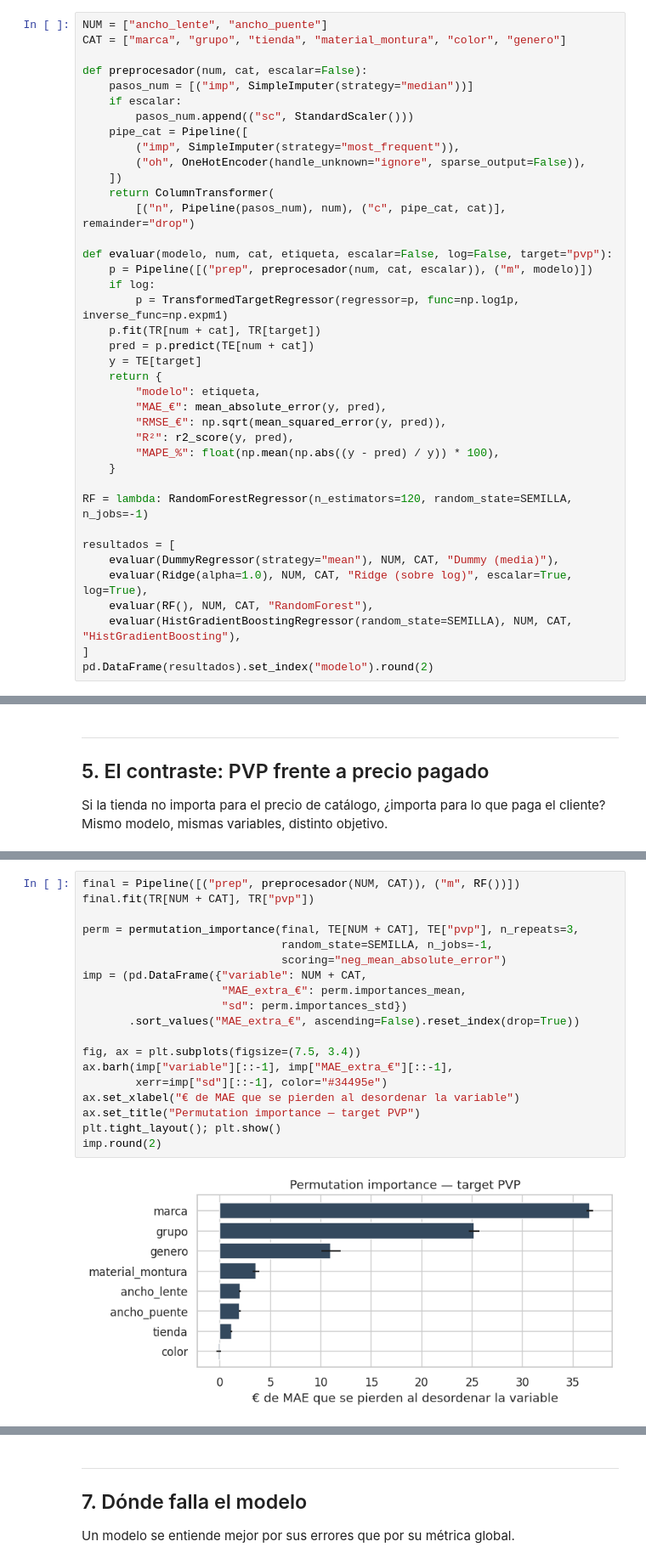
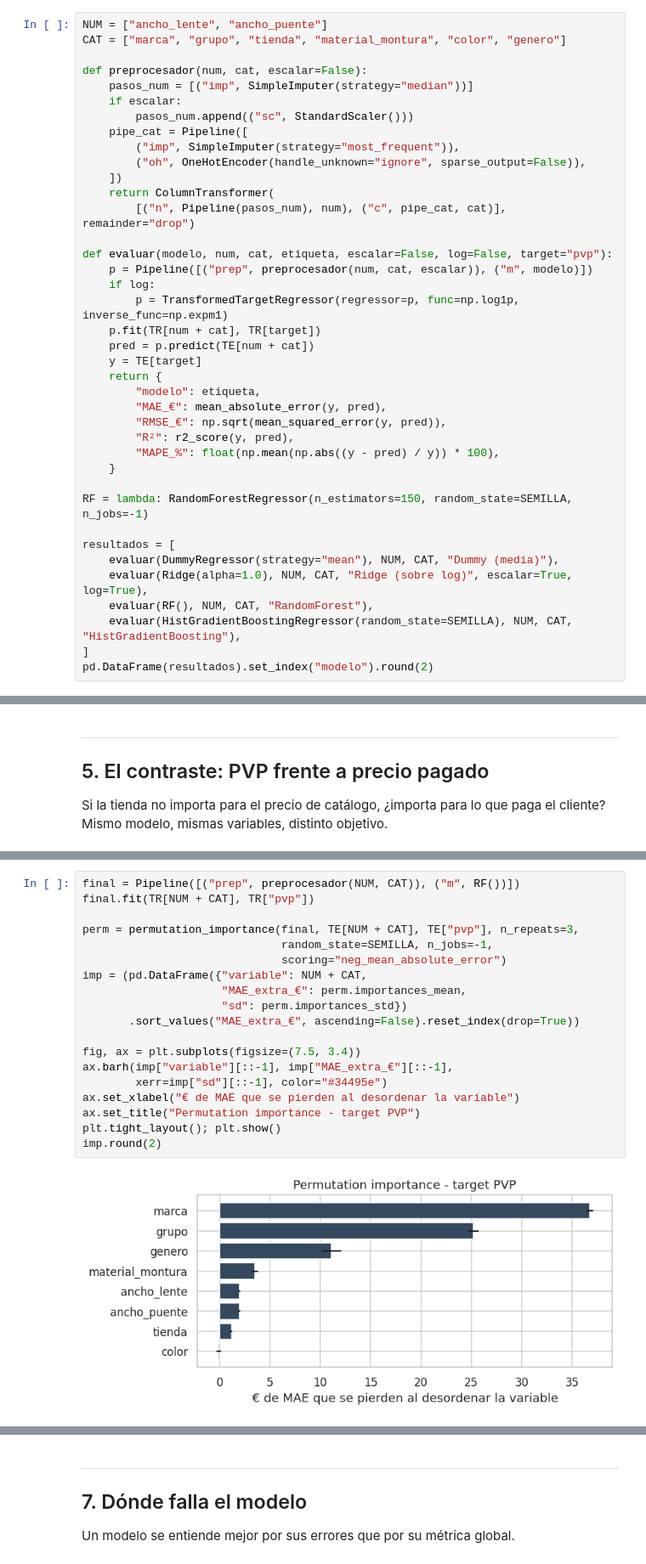
Before and after one commit to JuanAntoniomm/ProyectoML_gafas-graduadas, a Jupyter notebook: notebooks/02_Modelado_PVP.ipynb, the cells around one changed output, grey strips where cells are left out. Shown at 85% size. Drawn from its saved outputs; the diff is of its cells as text.

```diff
--- a/notebooks/02_Modelado_PVP.ipynb
+++ b/notebooks/02_Modelado_PVP.ipynb
@@ -165,7 +163,7 @@ def evaluar(modelo, num, cat, etiqueta, escalar=False, log=False, target="pvp"):
         "MAPE_%": float(np.mean(np.abs((y - pred) / y)) * 100),
     }
 
-RF = lambda: RandomForestRegressor(n_estimators=120, random_state=SEMILLA, n_jobs=-1)
+RF = lambda: RandomForestRegressor(n_estimators=150, random_state=SEMILLA, n_jobs=-1)
 
 resultados = [
     evaluar(DummyRegressor(strategy="mean"), NUM, CAT, "Dummy (media)"),
@@ -288,22 +286,22 @@ Las ablaciones son la prueba fuerte. Esto es un complemento.
 # %%
 final = Pipeline([("prep", preprocesador(NUM, CAT)), ("m", RF())])
 final.fit(TR[NUM + CAT], TR["pvp"])
 
 perm = permutation_importance(final, TE[NUM + CAT], TE["pvp"], n_repeats=3,
                               random_state=SEMILLA, n_jobs=-1,
                               scoring="neg_mean_absolute_error")
 imp = (pd.DataFrame({"variable": NUM + CAT,
                      "MAE_extra_€": perm.importances_mean,
                      "sd": perm.importances_std})
        .sort_values("MAE_extra_€", ascending=False).reset_index(drop=True))
 
 fig, ax = plt.subplots(figsize=(7.5, 3.4))
 ax.barh(imp["variable"][::-1], imp["MAE_extra_€"][::-1],
         xerr=imp["sd"][::-1], color="#34495e")
 ax.set_xlabel("€ de MAE que se pierden al desordenar la variable")
-ax.set_title("Permutation importance — target PVP")
+ax.set_title("Permutation importance - target PVP")
 plt.tight_layout(); plt.show()
 imp.round(2)
 # %% [output]
-[figure, old version]
+[figure, new version]
 |  | variable | MAE_extra_€ | sd |
```
Also changed, not shown: parts of 22 cells of this notebook, 14 other files.
